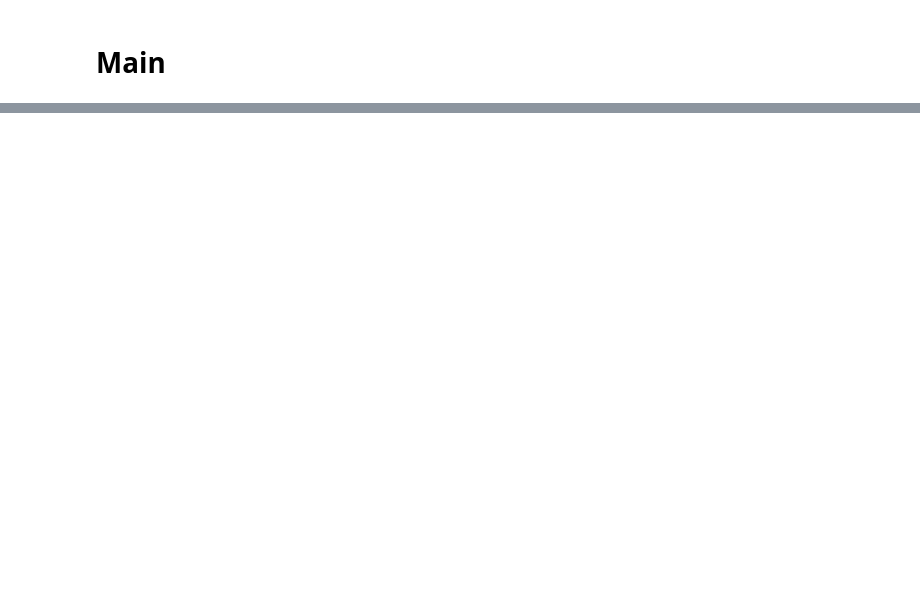
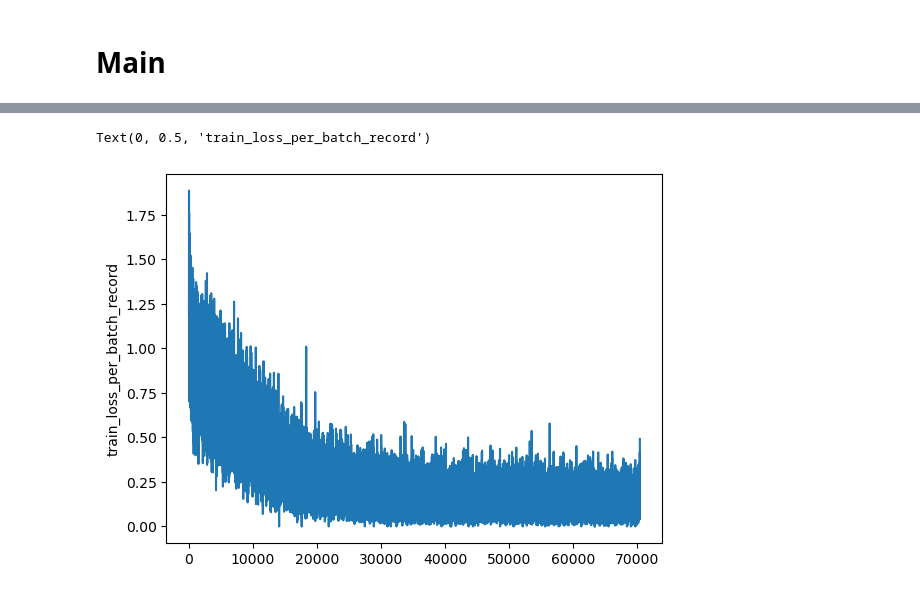
Before and after one commit to ChenDaiwei-99/multiuser-metric-preference, a Jupyter notebook: tmp_torch_daiwei.ipynb, the cells around one changed output, grey strips where cells are left out. Drawn from its saved outputs; the diff is of its cells as text; code cells hidden in the pictures; blank space fills up the shorter version.

```diff
--- a/tmp_torch_daiwei.ipynb
+++ b/tmp_torch_daiwei.ipynb
@@ -343,0 +669,6 @@ Text(0, 0.5, 'test_loss_per_batch_record')
+# %%
+plt.plot(train_stats['train_loss_per_batch_record'])
+plt.ylabel('train_loss_per_batch_record')
+# %% [output]
+Text(0, 0.5, 'train_loss_per_batch_record')
+[figure, added]
```
Also changed, not shown: parts of 20 cells of this notebook.
